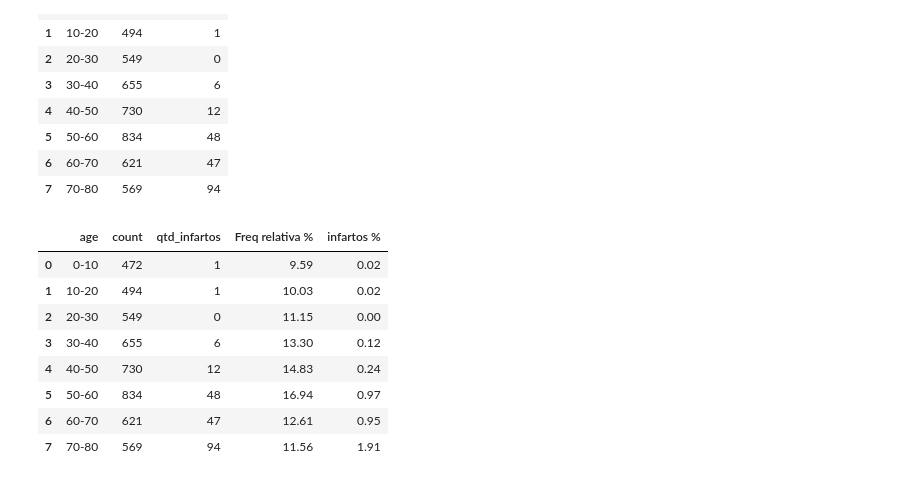
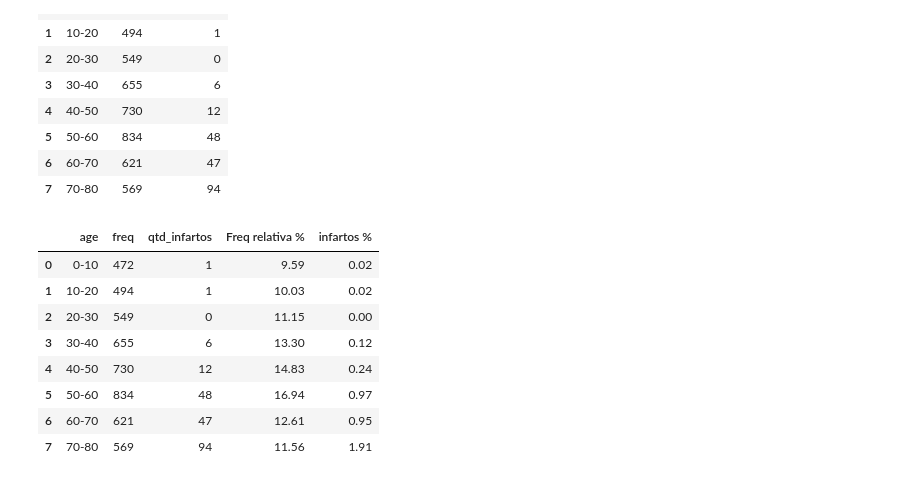
Before and after one commit to VerttB/stroke-analysis, a Jupyter notebook: frequencias.ipynb, the cells around one changed output. Cells and saved outputs as stored; diff of their text form; code cells hidden in the pictures.

```diff
--- a/frequencias.ipynb
+++ b/frequencias.ipynb
@@ -28,0 +30,3 @@ from src.dataframes import df, df_filtro
+# %%
+df = pd.read_csv('src\data.csv')
+df
@@ -28,0 +54,9 @@ from src.dataframes import df, df_filtro
+# %%
+#Ordem alfabética pra facilitar análise
+pd.options.display.float_format = '{:.2f}'.format
+
+df = df.sort_values(by=['age'], kind='stable')
+df['age'] = df['age'].astype(int)
+df
+
+#Valores ordenados e transformados em int para facilitar calculos e análises
@@ -48,0 +97,3 @@ Name: count, Length: 83, dtype: int64
+# %%
+df_filtro = df.query('age < 80')
+df_filtro
@@ -194,11 +257,12 @@ df_agrupado
 | 7 | 70-80 | 569 | 94 |
 # %%
 df_F = df_agrupado
-df_F['Freq relativa %'] = (df_F['count'] / df_F['count'].sum()) * 100
-df_F['infartos %'] = (df_F['qtd_infartos'] / df_F['count'].sum()) * 100
+df_F = df_F.rename(columns={"count" : "freq"})
+df_F['Freq relativa %'] = (df_F['freq'] / df_F['freq'].sum()) * 100
+df_F['infartos %'] = (df_F['qtd_infartos'] / df_F['freq'].sum()) * 100
 df_F
 # %% [output]
-|  | age | count | qtd_infartos | Freq relativa % | infartos % |
+|  | age | freq | qtd_infartos | Freq relativa % | infartos % |
 | 0 | 0-10 | 472 | 1 | 9.59 | 0.02 |
 | 1 | 10-20 | 494 | 1 | 10.03 | 0.02 |
 | 2 | 20-30 | 549 | 0 | 11.15 | 0.00 |
```
Also changed, not shown: parts of 17 cells of this notebook.
